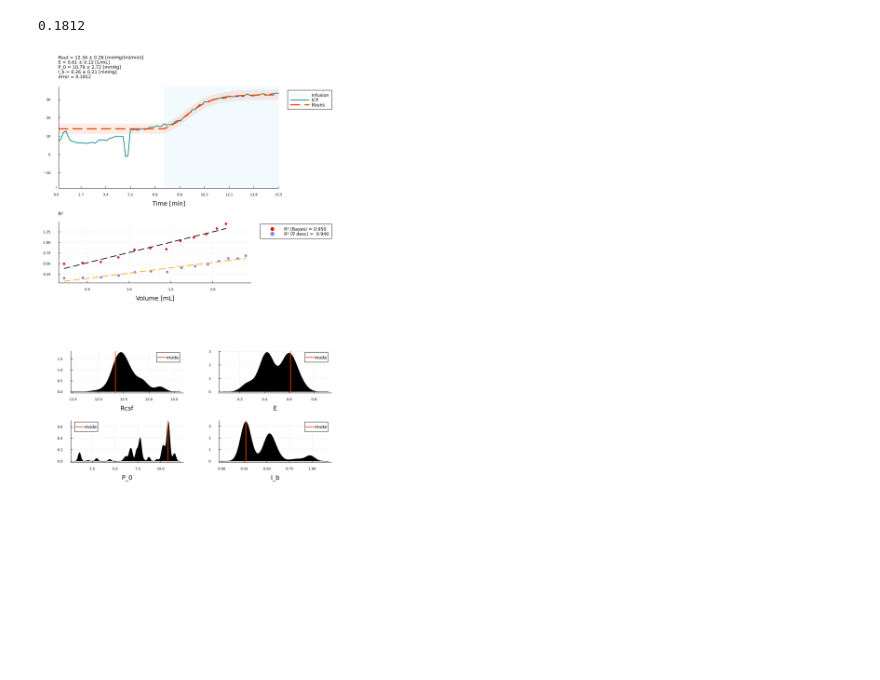
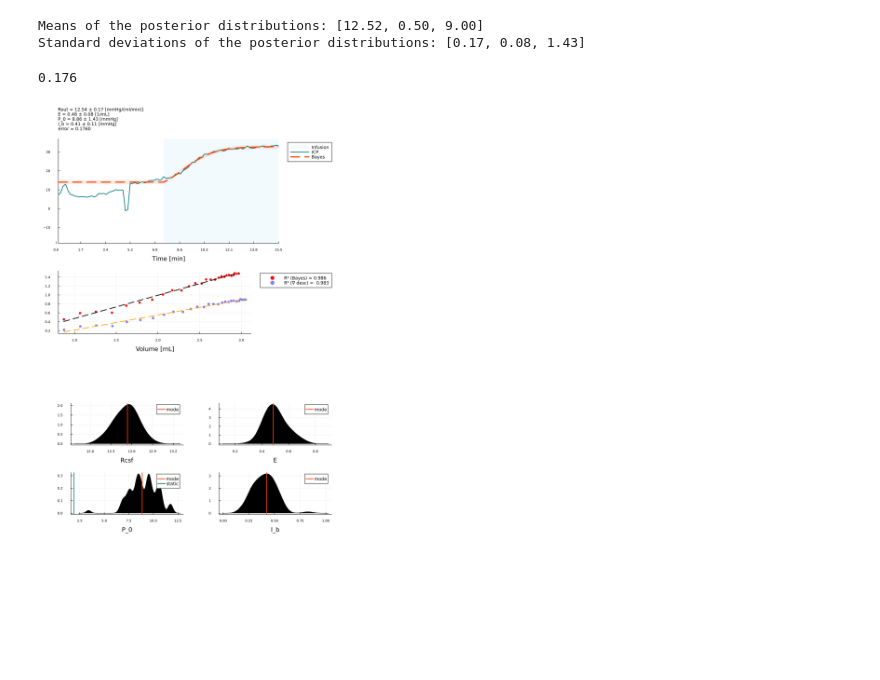
Before and after one commit to jeremi-chabros/CSF-dynamics, a Jupyter notebook: metro_hastings.ipynb, the cells around one changed output. Drawn from its saved outputs; the diff is of its cells as text; code cells hidden in the pictures; blank space fills up the shorter version.

Commit message:
Revisited PV curve fitting

```diff
--- a/metro_hastings.ipynb
+++ b/metro_hastings.ipynb
@@ -9,6 +9,8 @@ alpha = 1.0
 chain, chisave, Ib_chain = main(100, 100000, "informative", alpha)
 params_modes, params_means, params_stddevs = mean_and_stddev(chain)
 
+method = ""
+
 # main(fileID, num_samples, priors)
 # Print the results
 println(@sprintf("Means of the posterior distributions: [%0.2f, %0.2f, %0.2f]", params_means...))
@@ -17,11 +19,17 @@ println(@sprintf("Standard deviations of the posterior distributions: [%0.2f, %0
 Rcsf = params_modes[1]
 E = params_modes[2]
 P_0 = params_modes[3]
+# P_ss = params_modes[4]
 I_b = (Data["P_b"] - P_0) / Rcsf
 rmserr = calc_model_plot(I_b, E, P_0)[2]
 # %% [output]
-0.1812
+Means of the posterior distributions: [12.52, 0.50, 9.00]
+Standard deviations of the posterior distributions: [0.17, 0.08, 1.43]
+0.176
 # %%
+include("/Users/jjc/CSF/CSF Dynamics Scripts/readCSF.jl")
+include("/Users/jjc/CSF/CSF Dynamics Scripts/BayesianCSFtools.jl")
+
 h1 = plotmodel(I_b, E, P_0, params_means, params_stddevs, "dar", "")
 
 title!( @sprintf("Rout = %0.2f ± %0.2f [mmHg/(ml/min)]\n", params_modes[1], params_stddevs[1]) *
@@ -37,46 +45,45 @@ P0_bayes = P_0
 P0_icm = Data["P_0"]
 nr=1
 
-Pm = data;
+Pm = icp_inf
 
 bayescol=:red
 icmcol=:blue
 bgcolor=:white
 
-volRes, pressRes, fitted_curve, R2, MSE = press_vol_curve(R_bayes[nr], P0_bayes[nr])
+volRes, pressRes, fitted_curve, R2, MSE = press_vol_curve(R_bayes[nr], P0_bayes[nr], icp_inf)
 h2 = plot(volRes, log.(pressRes), seriestype=:scatter, makersize=5, color=bayescol, markerstrokewidth=0.5, markerstrokecolor=bgcolor, linewidth=1, label= @sprintf("R² (Bayes) = %.3f", R2), grid=true, titlefontsize=8, titlealign=:left, background=bgcolor, xlabel="Volume [mL]", ylabel="(P - Pss)/(Pb - Pss) [1/1]")
 plot!(volRes, fitted_curve, lw=2, linecolor=:black, linestyle=:dash, legend=:outertopright, label="")
 
-volRes, pressRes, fitted_curve, R2, MSE = press_vol_curve(R_icm[nr], P0_icm[nr])
+volRes, pressRes, fitted_curve, R2, MSE = press_vol_curve(R_icm[nr], P0_icm[nr], icp_inf)
 plot!(volRes, log.(pressRes), seriestype=:scatter, alpha=0.5, makersize=5, color=icmcol, markerstrokewidth=0.5, markerstrokecolor=bgcolor, linewidth=1,
 label="$(@sprintf("R² (∇ desc) =  %.3f", R2))", grid=true, titlefontsize=8, titlealign=:left, background=bgcolor, xlabel="Volume [mL]", ylabel="(P - Pss)/(Pb - Pss) [1/1]")
 plot!(volRes, fitted_curve, lw=2, linecolor=:orange, linestyle=:dash, legend=:outertopright, label="")
-title!("R²")
 
 
 bw = 0.05
 
 kernd = kde(chain[:,1], bandwidth=bw*2)
 h3 = plot(kernd, fillrange = zeros(length(kernd.density)), fillalpha = 1, c = "black", label="")
 vline!(h3, [params_modes[1]], lw=2,label="mode", linecolor=:orangered, xlabel="Rcsf", ylabel="\n\n")
 
 kernd = kde(chain[:,2], bandwidth=bw)
 h4 = plot(kernd, fillrange = zeros(length(kernd.density)), fillalpha = 1, c = "black", label="")
 vline!(h4, [params_modes[2]],lw=2,label="mode", linecolor=:orangered, xlabel="E", ylabel="\n\n")
 
-kernd = kde(chain[:,3], bandwidth=bw*3)
+kernd = kde(chain[:,3], bandwidth=bw*5)
 h5 = plot(kernd, fillrange = zeros(length(kernd.density)), fillalpha = 1, c = "black", label="")
 vline!(h5, [params_modes[3]],lw=2,label="mode", linecolor=:orangered, xlabel="P_0", ylabel="\n\n")
-# vline!(h5, [Data["P_0"]], lw=2, label="static", linecolor=:teal)
+vline!(h5, [Data["P_0"]], lw=2, label="static", linecolor=:teal)
 
 kernd = kde(Ib_chain, bandwidth=bw)
 h6 = plot(kernd, fillrange = zeros(length(kernd.density)), fillalpha = 1, c = "black", label="")
 smooth_dist = kde(Ib_chain, bandwidth=0.05) # Mode is unstable if there are very small differences between values - smoothen
 smooth_dist_vals = collect(smooth_dist.x)
 Ib_mode = smooth_dist_vals[findmax(kernd.density)[2]]
 vline!(h6, [Ib_mode],lw=2,label="mode", linecolor=:orangered, xlabel="I_b", ylabel="\n\n")
 
 
 plot(h1, h2, h3, h4, h5, h6, layout=[grid(2,1, heights=[.5,.3]),grid(2,2, heights=[.2, .2, .2, .2])], size=(800,1500), dpi=300, tickfontsize=6)
 # %% [output]
-[figure, old version]
+[figure, new version]
```
Also changed, not shown: parts of 3 cells of this notebook, 2 other files.
